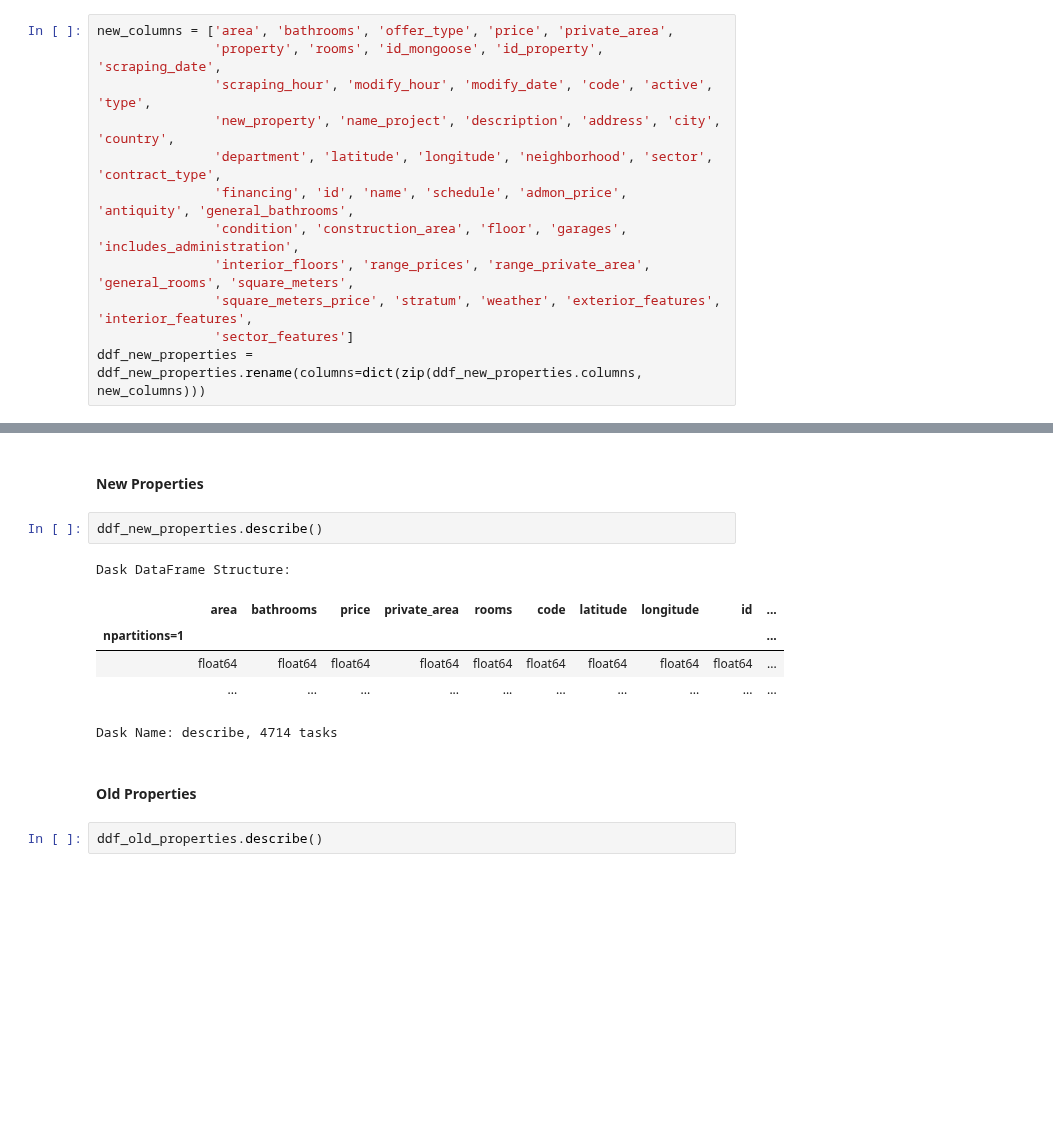
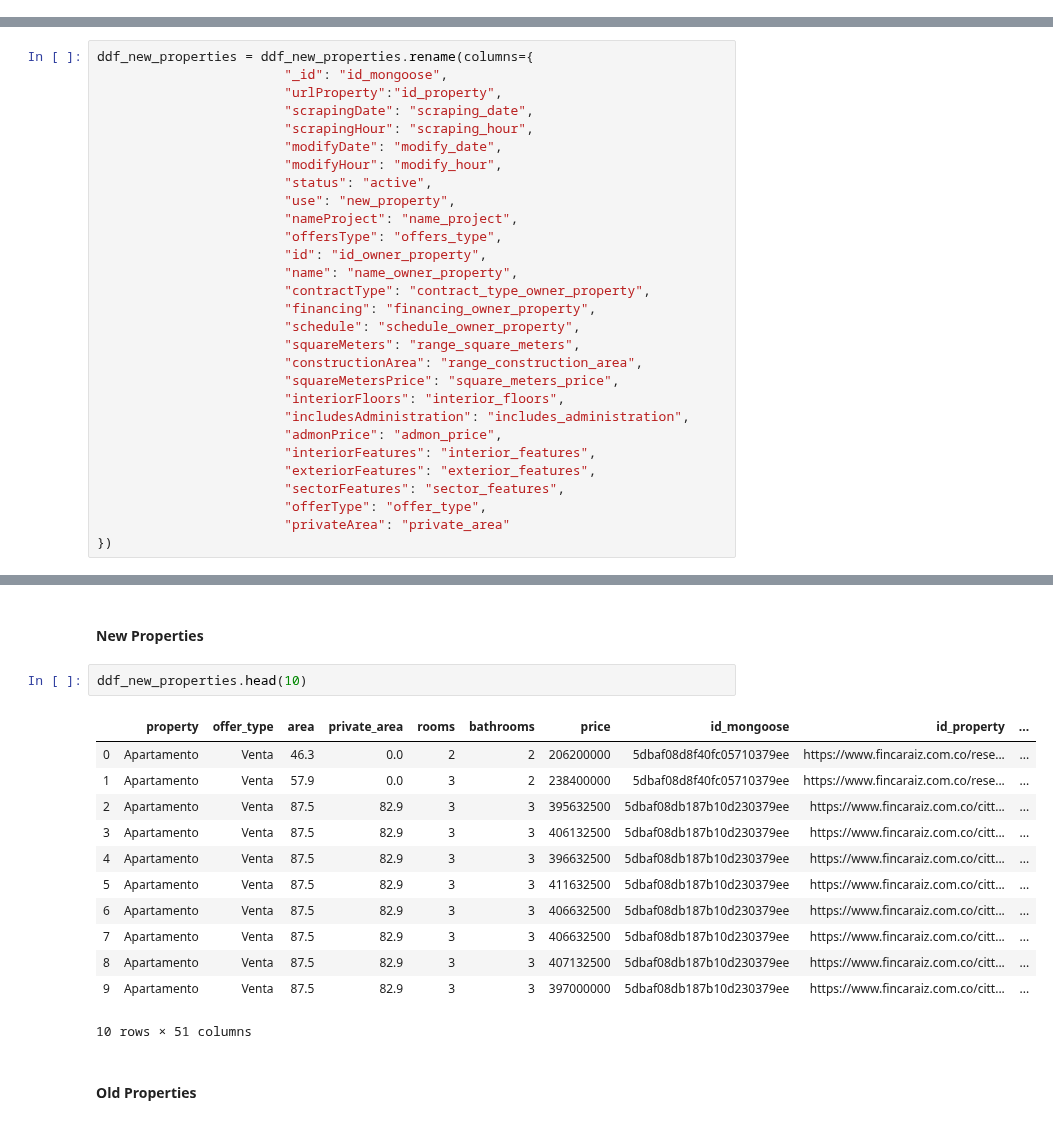
Before and after one commit to stivenramireza/anutibara-web-scraping, a Jupyter notebook: data-cleaning/data_preparation.ipynb, the cells around one changed output, grey strips where cells are left out. Saved outputs shown, nothing was run; the diff lists cells and outputs as text; blank space fills up the shorter version.

Commit message:
Data Cleaning finished

```diff
--- a/data-cleaning/data_preparation.ipynb
+++ b/data-cleaning/data_preparation.ipynb
@@ -159,15 +152,3 @@ ddf_old_properties = ddf.loc[:,~ddf.columns.duplicated()]
 ### Rename DataFrame Columns
 # %% [markdown]
 #### New Properties
-# %%
-new_columns = ['area', 'bathrooms', 'offer_type', 'price', 'private_area',
-               'property', 'rooms', 'id_mongoose', 'id_property', 'scraping_date',
-               'scraping_hour', 'modify_hour', 'modify_date', 'code', 'active', 'type',
-               'new_property', 'name_project', 'description', 'address', 'city', 'country',
-               'department', 'latitude', 'longitude', 'neighborhood', 'sector', 'contract_type',
-               'financing', 'id', 'name', 'schedule', 'admon_price', 'antiquity', 'general_bathrooms',
-               'condition', 'construction_area', 'floor', 'garages', 'includes_administration',
-               'interior_floors', 'range_prices', 'range_private_area', 'general_rooms', 'square_meters',
-               'square_meters_price', 'stratum', 'weather', 'exterior_features', 'interior_features',
-               'sector_features']
-ddf_new_properties = ddf_new_properties.rename(columns=dict(zip(ddf_new_properties.columns, new_columns)))
@@ -174,2 +170,31 @@ ddf_new_properties = ddf_new_properties.rename(columns=dict(zip(ddf_new_properti
+# %%
+ddf_new_properties = ddf_new_properties.rename(columns={
+                        "_id": "id_mongoose",
+                        "urlProperty":"id_property",
+                        "scrapingDate": "scraping_date",
+                        "scrapingHour": "scraping_hour",
+                        "modifyDate": "modify_date",
+                        "modifyHour": "modify_hour",
+                        "status": "active",
+                        "use": "new_property",
+                        "nameProject": "name_project",
+                        "offersType": "offers_type",
+                        "id": "id_owner_property",
+                        "name": "name_owner_property",
+                        "contractType": "contract_type_owner_property",
+                        "financing": "financing_owner_property",
+                        "schedule": "schedule_owner_property",
+                        "squareMeters": "range_square_meters",
+                        "constructionArea": "range_construction_area",
+                        "squareMetersPrice": "square_meters_price",
+                        "interiorFloors": "interior_floors",
+                        "includesAdministration": "includes_administration",
+                        "admonPrice": "admon_price",
+                        "interiorFeatures": "interior_features",
+                        "exteriorFeatures": "exterior_features",
+                        "sectorFeatures": "sector_features",
+                        "offerType": "offer_type",
+                        "privateArea": "private_area"
+})
 # %% [markdown]
 #### Old Properties
@@ -231,16 +273,20 @@ ddf_old_properties['floor'] = ddf_old_properties['floor'].astype(int)
 ### Testing
 # %% [markdown]
 #### New Properties
-# %%
-ddf_new_properties.describe()
-# %% [output]
-Dask DataFrame Structure:
-|  | area | bathrooms | price | private_area | rooms | code | latitude | longitude | id | ... |
-| npartitions=1 |  |  |  |  |  |  |  |  |  | ... |
-|  | float64 | float64 | float64 | float64 | float64 | float64 | float64 | float64 | float64 | ... |
-|  | ... | ... | ... | ... | ... | ... | ... | ... | ... | ... |
-Dask Name: describe, 4714 tasks
+# %%
+ddf_new_properties.head(10)
+# %% [output]
+|  | property | offer_type | area | private_area | rooms | bathrooms | price | id_mongoose | id_property | ... |
+| 0 | Apartamento | Venta | 46.3 | 0.0 | 2 | 2 | 206200000 | 5dbaf08d8f40fc05710379ee | https://www.fincaraiz.com.co/rese... | ... |
+| 1 | Apartamento | Venta | 57.9 | 0.0 | 3 | 2 | 238400000 | 5dbaf08d8f40fc05710379ee | https://www.fincaraiz.com.co/rese... | ... |
+| 2 | Apartamento | Venta | 87.5 | 82.9 | 3 | 3 | 395632500 | 5dbaf08db187b10d230379ee | https://www.fincaraiz.com.co/citt... | ... |
+| 3 | Apartamento | Venta | 87.5 | 82.9 | 3 | 3 | 406132500 | 5dbaf08db187b10d230379ee | https://www.fincaraiz.com.co/citt... | ... |
+| 4 | Apartamento | Venta | 87.5 | 82.9 | 3 | 3 | 396632500 | 5dbaf08db187b10d230379ee | https://www.fincaraiz.com.co/citt... | ... |
+| 5 | Apartamento | Venta | 87.5 | 82.9 | 3 | 3 | 411632500 | 5dbaf08db187b10d230379ee | https://www.fincaraiz.com.co/citt... | ... |
+| 6 | Apartamento | Venta | 87.5 | 82.9 | 3 | 3 | 406632500 | 5dbaf08db187b10d230379ee | https://www.fincaraiz.com.co/citt... | ... |
+| 7 | Apartamento | Venta | 87.5 | 82.9 | 3 | 3 | 406632500 | 5dbaf08db187b10d230379ee | https://www.fincaraiz.com.co/citt... | ... |
+| 8 | Apartamento | Venta | 87.5 | 82.9 | 3 | 3 | 407132500 | 5dbaf08db187b10d230379ee | https://www.fincaraiz.com.co/citt... | ... |
+| 9 | Apartamento | Venta | 87.5 | 82.9 | 3 | 3 | 397000000 | 5dbaf08db187b10d230379ee | https://www.fincaraiz.com.co/citt... | ... |
+10 rows × 51 columns
 # %% [markdown]
 #### Old Properties
-# %%
-ddf_old_properties.describe()
```
Also changed, not shown: parts of 7 cells of this notebook, 12 other files.
